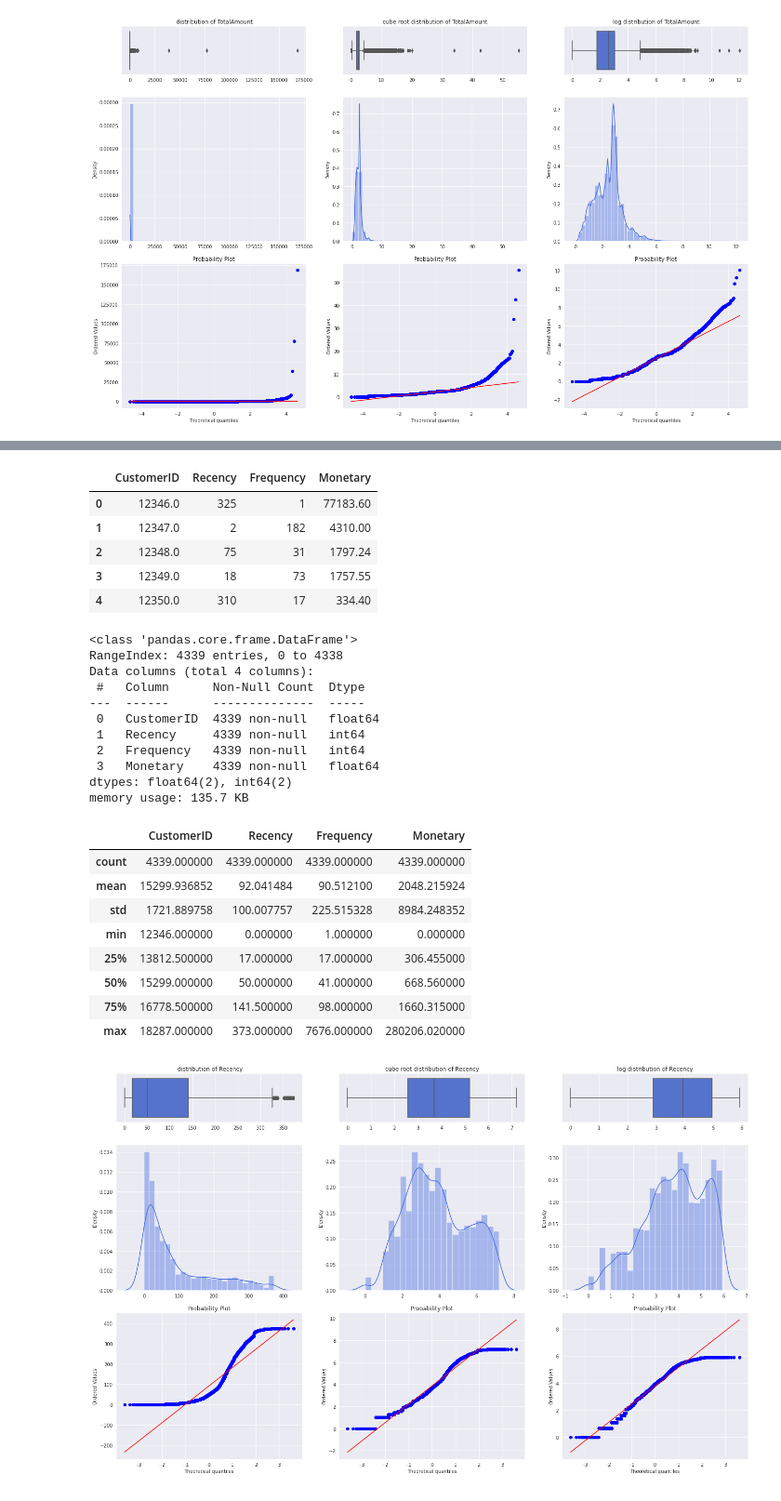
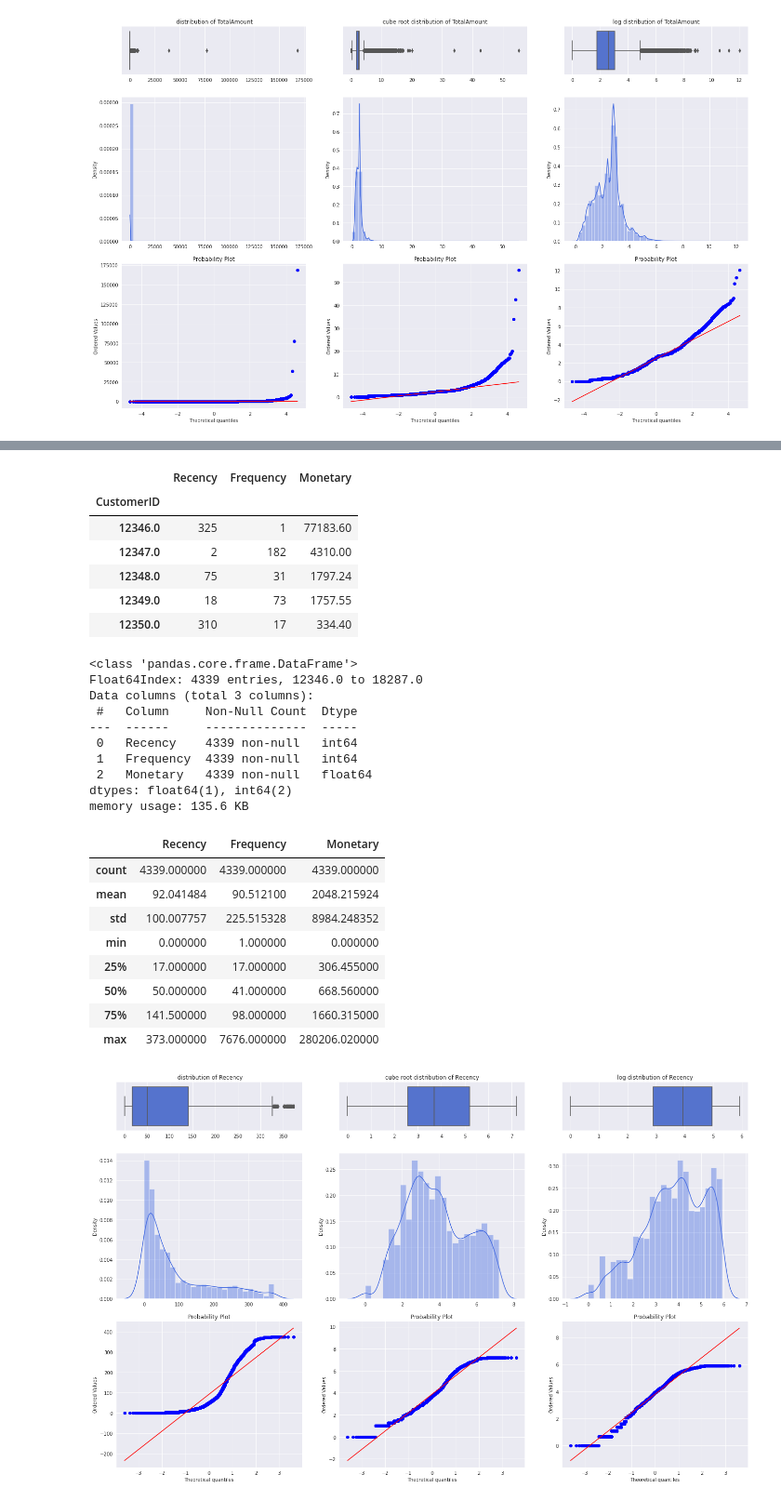
Before and after one commit to Gaurav2912/Customer-Segmentation-, a Jupyter notebook: Customer_Segmentation_Capstone_Project.ipynb, the cells around one changed output, grey strips where cells are left out. Shown at 93% size. Cells and saved outputs as stored; diff of their text form; code cells hidden in the pictures.

```diff
--- a/Customer_Segmentation_Capstone_Project.ipynb
+++ b/Customer_Segmentation_Capstone_Project.ipynb
@@ -399,15 +399,13 @@ def time_type(time):
 # create column for weekend
 # df['Weekend'] = df['Weekday'].apply(lambda x: True if x in [5,6] else False)
 #  or faster method
-def weekend_func(x) : return True if x in [5,6] else False
-df['Weekend'] = np.vectorize(weekend_func)(df['Weekday'])
+df['Weekend'] = np.vectorize(lambda x: True if x in [5,6] else False)(df['Weekday'])
 
 # To create quarter column
 # df['Quarter'] =  df.apply(lambda x : map_quarter(x['InvoiceDate_Month']), axis= 1)
 df['Quarter'] = np.vectorize(map_quarter)(df['InvoiceDate_Month'])
 
 #  TimeType column
-# df['TimeType'] =  df.apply(lambda x : time_type(x['Hour']), axis= 1)
 df['TimeType'] = np.vectorize(time_type)(df['Hour'])
 # %%
 # diffrence of Year and Month
@@ -1340,58 +1328,57 @@ RFM stands for the three dimensions:
 # %%
 #Set Latest date 2011-12-10 as last invoice date was 2011-12-09. This is to calculate the number of days from recent purchase
 Latest_Date = datetime(2011,12,10)
 
 #Create RFM Modelling scores for each customer
 rfm_df = df.groupby('CustomerID').agg({
     'InvoiceDate': lambda x: (Latest_Date - x.max()).days,    # Latest_Date - Recent date of intraction for each customers
     'InvoiceNo': 'count',                                     # No of transaction (InvoiceNo) per Customers
     'TotalAmount': 'sum'                                       # Sum of Total amount for each customer
     })
 
 #Convert Invoice Date into type int
 rfm_df['InvoiceDate'] = rfm_df['InvoiceDate'].astype(int)
 
 #Rename column names to Recency, Frequency and Monetary
 rfm_df.rename(columns={'InvoiceDate': 'Recency',
                          'InvoiceNo': 'Frequency',
                          'TotalAmount': 'Monetary'}, inplace=True)
 
-rfm_df = rfm_df.reset_index()
 rfm_df.head()
 # %% [output]
-|  | CustomerID | Recency | Frequency | Monetary |
-| 0 | 12346.0 | 325 | 1 | 77183.60 |
-| 1 | 12347.0 | 2 | 182 | 4310.00 |
-| 2 | 12348.0 | 75 | 31 | 1797.24 |
-| 3 | 12349.0 | 18 | 73 | 1757.55 |
-| 4 | 12350.0 | 310 | 17 | 334.40 |
+|  | Recency | Frequency | Monetary |
+| CustomerID |  |  |  |
+| 12346.0 | 325 | 1 | 77183.60 |
+| 12347.0 | 2 | 182 | 4310.00 |
+| 12348.0 | 75 | 31 | 1797.24 |
+| 12349.0 | 18 | 73 | 1757.55 |
+| 12350.0 | 310 | 17 | 334.40 |
 # %%
 rfm_df.info()
 # %% [output]
 <class 'pandas.core.frame.DataFrame'>
-RangeIndex: 4339 entries, 0 to 4338
-Data columns (total 4 columns):
- #   Column      Non-Null Count  Dtype
----  ------      --------------  -----
- 0   CustomerID  4339 non-null   float64
- 1   Recency     4339 non-null   int64
- 2   Frequency   4339 non-null   int64
- 3   Monetary    4339 non-null   float64
-dtypes: float64(2), int64(2)
-memory usage: 135.7 KB
+Float64Index: 4339 entries, 12346.0 to 18287.0
+Data columns (total 3 columns):
+ #   Column     Non-Null Count  Dtype
+---  ------     --------------  -----
+ 0   Recency    4339 non-null   int64
+ 1   Frequency  4339 non-null   int64
+ 2   Monetary   4339 non-null   float64
+dtypes: float64(1), int64(2)
+memory usage: 135.6 KB
 # %%
 #Descriptive Statistics
 rfm_df.describe()
 # %% [output]
-|  | CustomerID | Recency | Frequency | Monetary |
-| count | 4339.000000 | 4339.000000 | 4339.000000 | 4339.000000 |
-| mean | 15299.936852 | 92.041484 | 90.512100 | 2048.215924 |
-| std | 1721.889758 | 100.007757 | 225.515328 | 8984.248352 |
-| min | 12346.000000 | 0.000000 | 1.000000 | 0.000000 |
-| 25% | 13812.500000 | 17.000000 | 17.000000 | 306.455000 |
-| 50% | 15299.000000 | 50.000000 | 41.000000 | 668.560000 |
-| 75% | 16778.500000 | 141.500000 | 98.000000 | 1660.315000 |
-| max | 18287.000000 | 373.000000 | 7676.000000 | 280206.020000 |
+|  | Recency | Frequency | Monetary |
+| count | 4339.000000 | 4339.000000 | 4339.000000 |
+| mean | 92.041484 | 90.512100 | 2048.215924 |
+| std | 100.007757 | 225.515328 | 8984.248352 |
+| min | 0.000000 | 1.000000 | 0.000000 |
+| 25% | 17.000000 | 17.000000 | 306.455000 |
+| 50% | 50.000000 | 41.000000 | 668.560000 |
+| 75% | 141.500000 | 98.000000 | 1660.315000 |
+| max | 373.000000 | 7676.000000 | 280206.020000 |
 # %%
 # distribution of Recency
 hist_QQ_diagnosis('Recency', 'distribution of Recency', data = rfm_df)
```
Also changed, not shown: parts of 17 cells of this notebook.
